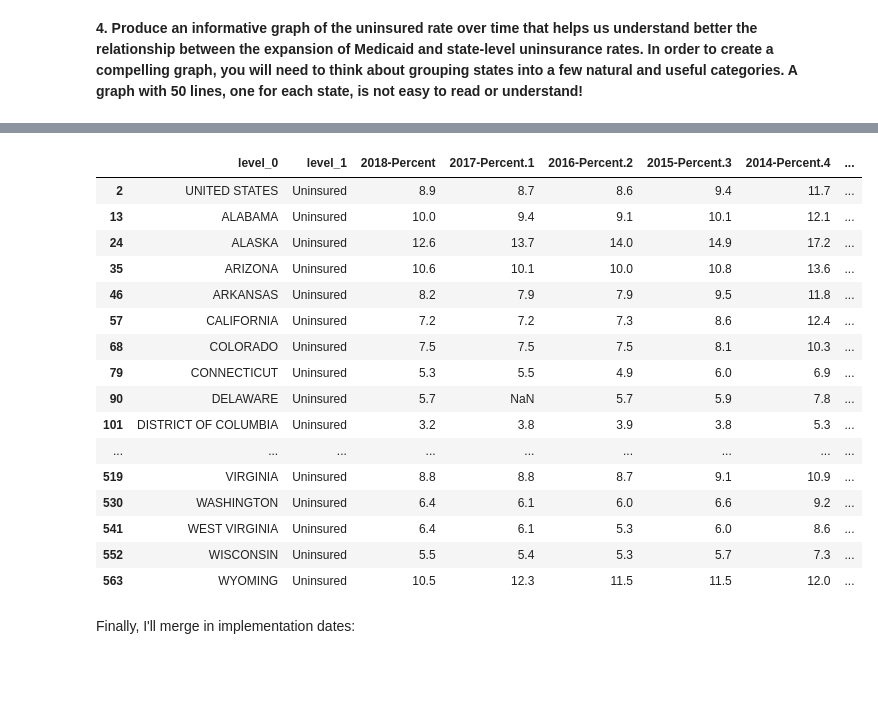
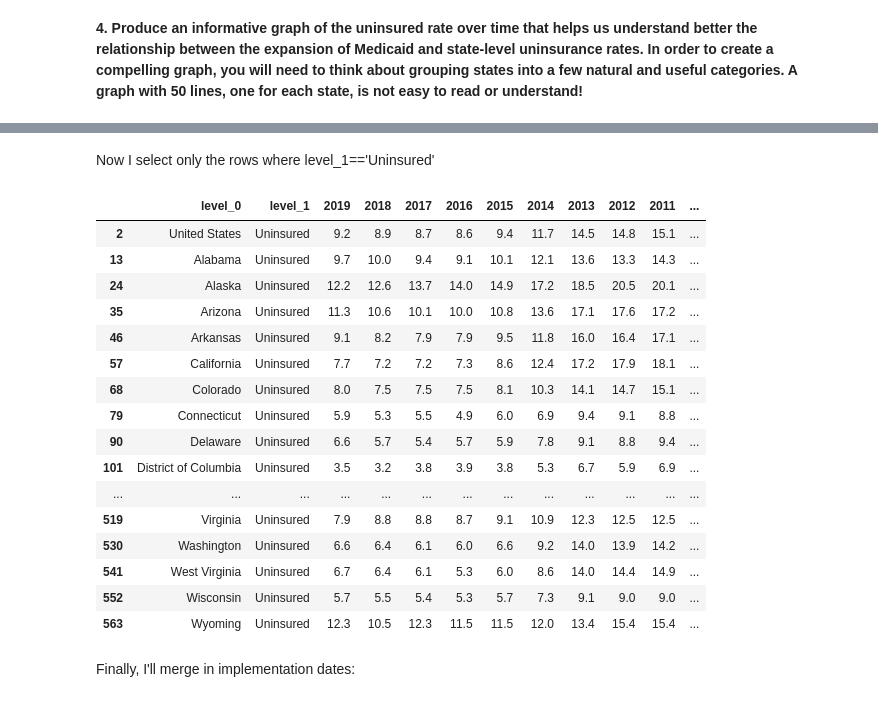
Before and after one commit to akilby/teaching, a Jupyter notebook: MedicaidExpansion/py/MedicaidExpansion.ipynb, the cells around one changed output, grey strips where cells are left out. Saved outputs shown, nothing was run; the diff lists cells and outputs as text; code cells hidden in the pictures; blank space fills up the shorter version.

```diff
--- a/MedicaidExpansion/py/MedicaidExpansion.ipynb
+++ b/MedicaidExpansion/py/MedicaidExpansion.ipynb
@@ -184,0 +137,7 @@ new_column_names = [
+# %%
+# Note what this first line does - it's called a list comprehension, and
+# it quickly made a list only of the 'Percent' columns. You could have also made
+# a list by hand yourself
+
+use_cols = [x for x in df_insurance.columns if x.startswith('Percent')]
+use_cols
@@ -184,0 +157,3 @@ new_column_names = [
+# %%
+df_insurance = df_insurance[use_cols]
+df_insurance
@@ -184,0 +174,5 @@ new_column_names = [
+# %%
+# Now I will make a list of new column names using a list comprehension
+
+new_column_names = [x for x in range(2019, 2007, -1)]
+new_column_names
@@ -296,0 +219,3 @@ df_use['2017-Percent.1'] = df_use['2017-Percent.1'].astype(float)
+# %%
+df_insurance = df_insurance.reset_index()
+df_insurance
@@ -297,24 +236,26 @@ df_use['2017-Percent.1'] = df_use['2017-Percent.1'].astype(float)
+# %% [markdown]
+Now I select only the rows where level_1=='Uninsured'
 # %%
-df_uninsured = df_use[df_use['level_1']=='Uninsured']
+df_uninsured = df_insurance[df_insurance['level_1']=='Uninsured']
 df_uninsured
 # %% [output]
-|  | level_0 | level_1 | 2018-Percent | 2017-Percent.1 | 2016-Percent.2 | 2015-Percent.3 | 2014-Percent.4 | ... |
-| 2 | UNITED STATES | Uninsured | 8.9 | 8.7 | 8.6 | 9.4 | 11.7 | ... |
-| 13 | ALABAMA | Uninsured | 10.0 | 9.4 | 9.1 | 10.1 | 12.1 | ... |
-| 24 | ALASKA | Uninsured | 12.6 | 13.7 | 14.0 | 14.9 | 17.2 | ... |
-| 35 | ARIZONA | Uninsured | 10.6 | 10.1 | 10.0 | 10.8 | 13.6 | ... |
-| 46 | ARKANSAS | Uninsured | 8.2 | 7.9 | 7.9 | 9.5 | 11.8 | ... |
-| 57 | CALIFORNIA | Uninsured | 7.2 | 7.2 | 7.3 | 8.6 | 12.4 | ... |
-| 68 | COLORADO | Uninsured | 7.5 | 7.5 | 7.5 | 8.1 | 10.3 | ... |
-| 79 | CONNECTICUT | Uninsured | 5.3 | 5.5 | 4.9 | 6.0 | 6.9 | ... |
-| 90 | DELAWARE | Uninsured | 5.7 | NaN | 5.7 | 5.9 | 7.8 | ... |
-| 101 | DISTRICT OF COLUMBIA | Uninsured | 3.2 | 3.8 | 3.9 | 3.8 | 5.3 | ... |
-| ... | ... | ... | ... | ... | ... | ... | ... | ... |
-| 519 | VIRGINIA | Uninsured | 8.8 | 8.8 | 8.7 | 9.1 | 10.9 | ... |
-| 530 | WASHINGTON | Uninsured | 6.4 | 6.1 | 6.0 | 6.6 | 9.2 | ... |
-| 541 | WEST VIRGINIA | Uninsured | 6.4 | 6.1 | 5.3 | 6.0 | 8.6 | ... |
-| 552 | WISCONSIN | Uninsured | 5.5 | 5.4 | 5.3 | 5.7 | 7.3 | ... |
-| 563 | WYOMING | Uninsured | 10.5 | 12.3 | 11.5 | 11.5 | 12.0 | ... |
+|  | level_0 | level_1 | 2019 | 2018 | 2017 | 2016 | 2015 | 2014 | 2013 | 2012 | 2011 | ... |
+| 2 | United States | Uninsured | 9.2 | 8.9 | 8.7 | 8.6 | 9.4 | 11.7 | 14.5 | 14.8 | 15.1 | ... |
+| 13 | Alabama | Uninsured | 9.7 | 10.0 | 9.4 | 9.1 | 10.1 | 12.1 | 13.6 | 13.3 | 14.3 | ... |
+| 24 | Alaska | Uninsured | 12.2 | 12.6 | 13.7 | 14.0 | 14.9 | 17.2 | 18.5 | 20.5 | 20.1 | ... |
+| 35 | Arizona | Uninsured | 11.3 | 10.6 | 10.1 | 10.0 | 10.8 | 13.6 | 17.1 | 17.6 | 17.2 | ... |
+| 46 | Arkansas | Uninsured | 9.1 | 8.2 | 7.9 | 7.9 | 9.5 | 11.8 | 16.0 | 16.4 | 17.1 | ... |
+| 57 | California | Uninsured | 7.7 | 7.2 | 7.2 | 7.3 | 8.6 | 12.4 | 17.2 | 17.9 | 18.1 | ... |
+| 68 | Colorado | Uninsured | 8.0 | 7.5 | 7.5 | 7.5 | 8.1 | 10.3 | 14.1 | 14.7 | 15.1 | ... |
+| 79 | Connecticut | Uninsured | 5.9 | 5.3 | 5.5 | 4.9 | 6.0 | 6.9 | 9.4 | 9.1 | 8.8 | ... |
+| 90 | Delaware | Uninsured | 6.6 | 5.7 | 5.4 | 5.7 | 5.9 | 7.8 | 9.1 | 8.8 | 9.4 | ... |
+| 101 | District of Columbia | Uninsured | 3.5 | 3.2 | 3.8 | 3.9 | 3.8 | 5.3 | 6.7 | 5.9 | 6.9 | ... |
+| ... | ... | ... | ... | ... | ... | ... | ... | ... | ... | ... | ... | ... |
+| 519 | Virginia | Uninsured | 7.9 | 8.8 | 8.8 | 8.7 | 9.1 | 10.9 | 12.3 | 12.5 | 12.5 | ... |
+| 530 | Washington | Uninsured | 6.6 | 6.4 | 6.1 | 6.0 | 6.6 | 9.2 | 14.0 | 13.9 | 14.2 | ... |
+| 541 | West Virginia | Uninsured | 6.7 | 6.4 | 6.1 | 5.3 | 6.0 | 8.6 | 14.0 | 14.4 | 14.9 | ... |
+| 552 | Wisconsin | Uninsured | 5.7 | 5.5 | 5.4 | 5.3 | 5.7 | 7.3 | 9.1 | 9.0 | 9.0 | ... |
+| 563 | Wyoming | Uninsured | 12.3 | 10.5 | 12.3 | 11.5 | 11.5 | 12.0 | 13.4 | 15.4 | 15.4 | ... |
 # %% [markdown]
 Finally, I'll merge in implementation dates:
 # %%
```
Also changed, not shown: parts of 47 cells of this notebook, 26 other files.
